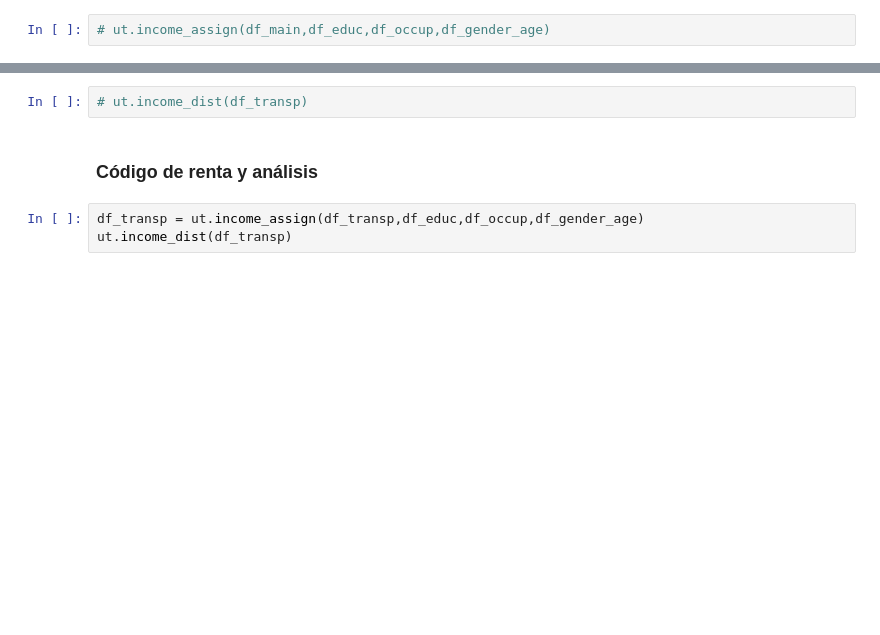
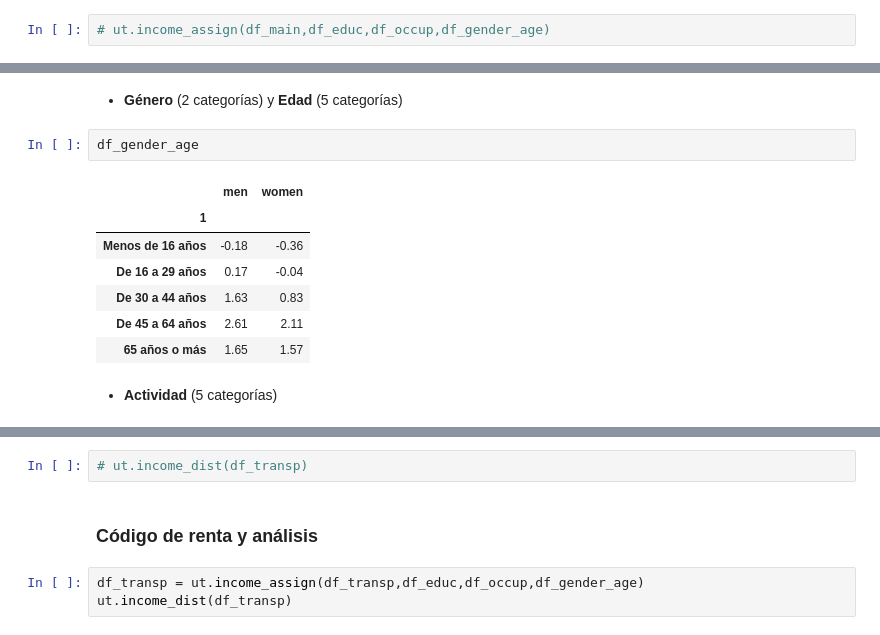
Before and after one commit to RauGarGom/madrid_transp_renta, a Jupyter notebook: memoria.ipynb, the cells around one changed output, grey strips where cells are left out. Cells and saved outputs as stored; diff of their text form; blank space fills up the shorter version.

```diff
--- a/memoria.ipynb
+++ b/memoria.ipynb
@@ -245,0 +245,14 @@ Una variable crítica en probar la hipótesis principal es la de los ingresos o
+# %% [markdown]
++ **Género** (2 categorías) y **Edad** (5 categorías)
+# %%
+df_gender_age
+# %% [output]
+|  | men | women |
+| 1 |  |  |
+| Menos de 16 años | -0.18 | -0.36 |
+| De 16 a 29 años | 0.17 | -0.04 |
+| De 30 a 44 años | 1.63 | 0.83 |
+| De 45 a 64 años | 2.61 | 2.11 |
+| 65 años o más | 1.65 | 1.57 |
+# %% [markdown]
++ **Actividad** (5 categorías)
```
Also changed, not shown: parts of 22 cells of this notebook, 30 other files.
